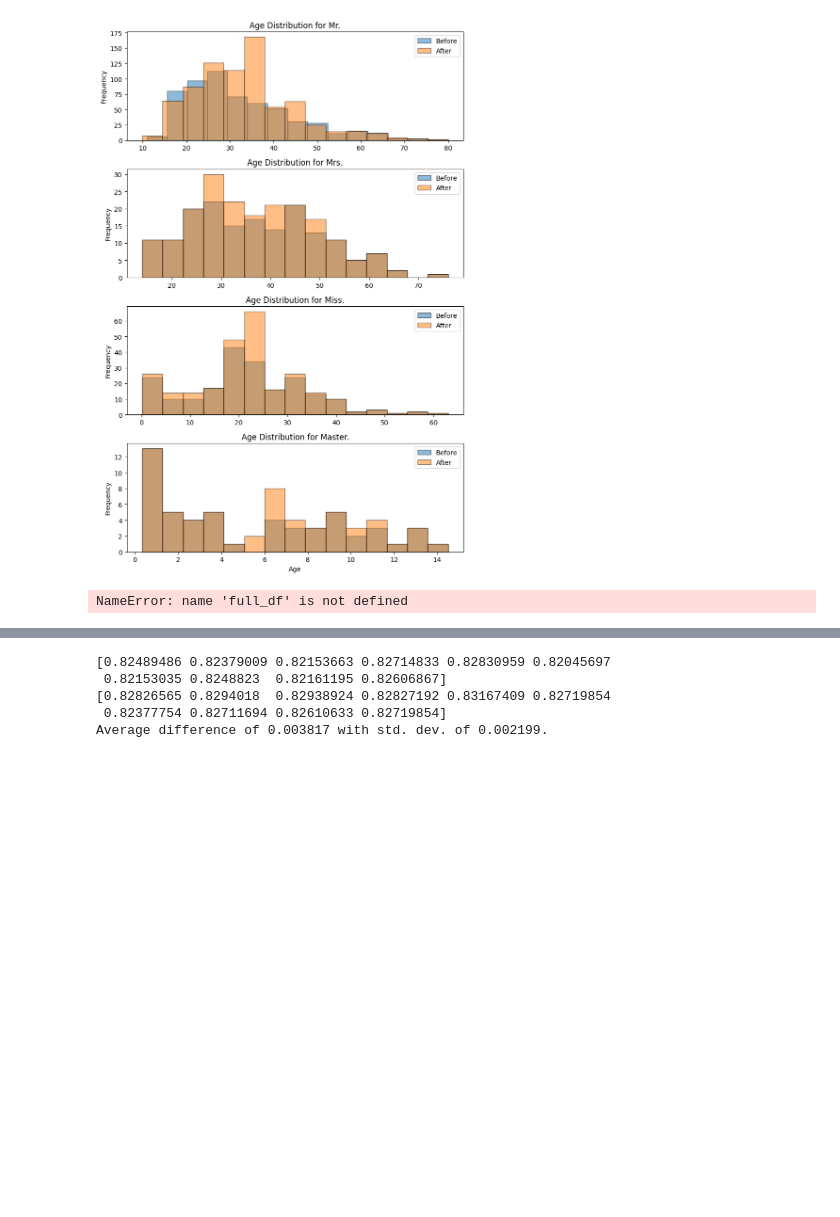
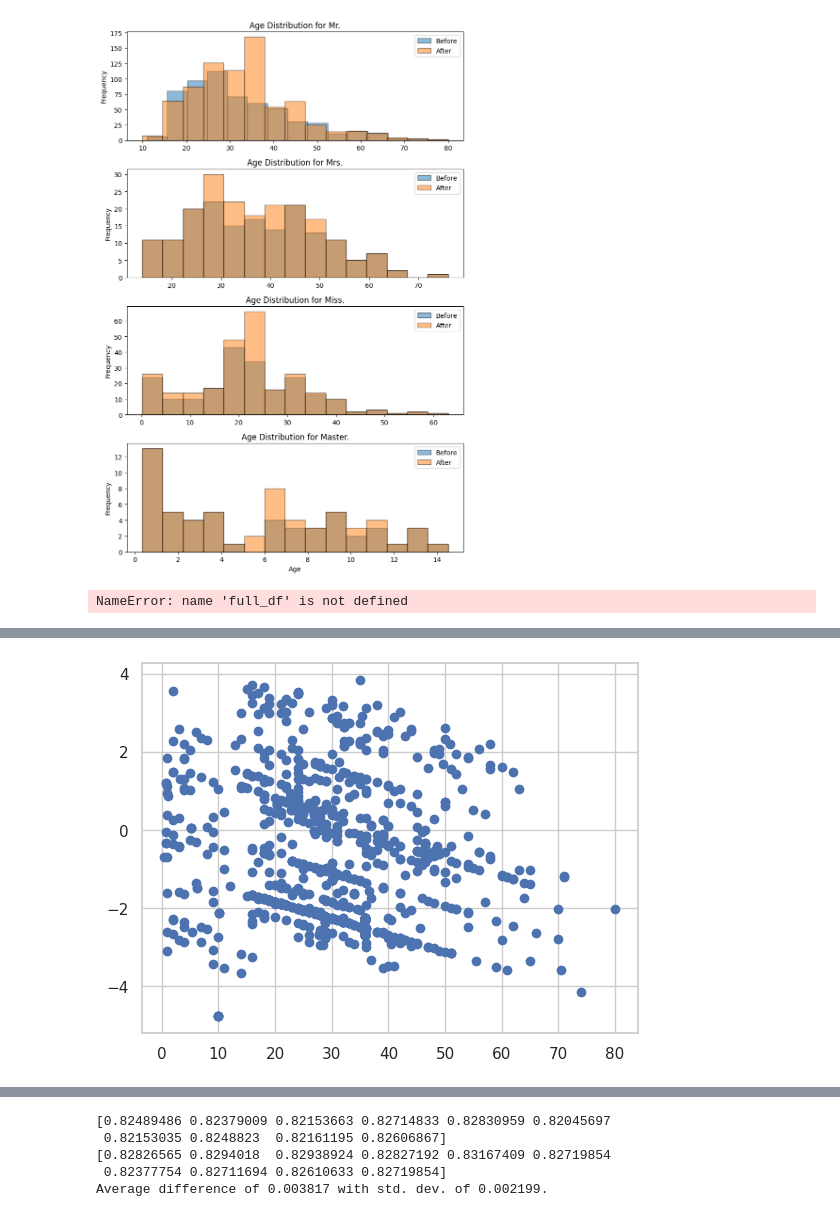
Before and after one commit to axandrei1234/titanic-challenge, a Jupyter notebook: src/test.ipynb, the cells around one changed output, grey strips where cells are left out. Saved outputs shown, nothing was run; the diff lists cells and outputs as text; code cells hidden in the pictures; blank space fills up the shorter version.

```diff
--- a/src/test.ipynb
+++ b/src/test.ipynb
@@ -408,0 +467,6 @@ plt.show()
+# %%
+#box tidwell test
+continuous_variables = ['Fare', 'Age']
+variables_to_keep = X_train[continuous_variables]
+for var in continuous_variables:
+    variables_to_keep[f'{var}:Log_{var}'] = variables_to_keep[var].apply(lambda x: x * np.log1p(x)) #np.log = natural log
@@ -408,0 +484,8 @@ plt.show()
+# %%
+from statsmodels.genmod.generalized_linear_model import GLM
+from statsmodels.genmod import families
+
+X_lt_constant = sm.add_constant(variables_to_keep, prepend=False)
+logit_model = GLM(y_train, X_lt_constant, family=families.Binomial())
+result = logit_model.fit()
+print(result.summary())
@@ -408,0 +513,13 @@ plt.show()
+# %%
+X_train_constant = sm.add_constant(X_train, prepend=False)
+logit_results = GLM(y_train, X_train_constant, family=families.Binomial()).fit()
+predicted = logit_results.predict(X_train_constant)
+
+# Get log odds values
+log_odds = np.log(predicted / (1 - predicted))
+
+# Visualize predictor continuous variable vs logit values (Age)
+plt.scatter(x=X_train_constant['Age'].values, y=log_odds);
+plt.show()
+# %% [output]
+[figure, added]
```
Also changed, not shown: parts of 20 cells of this notebook.
